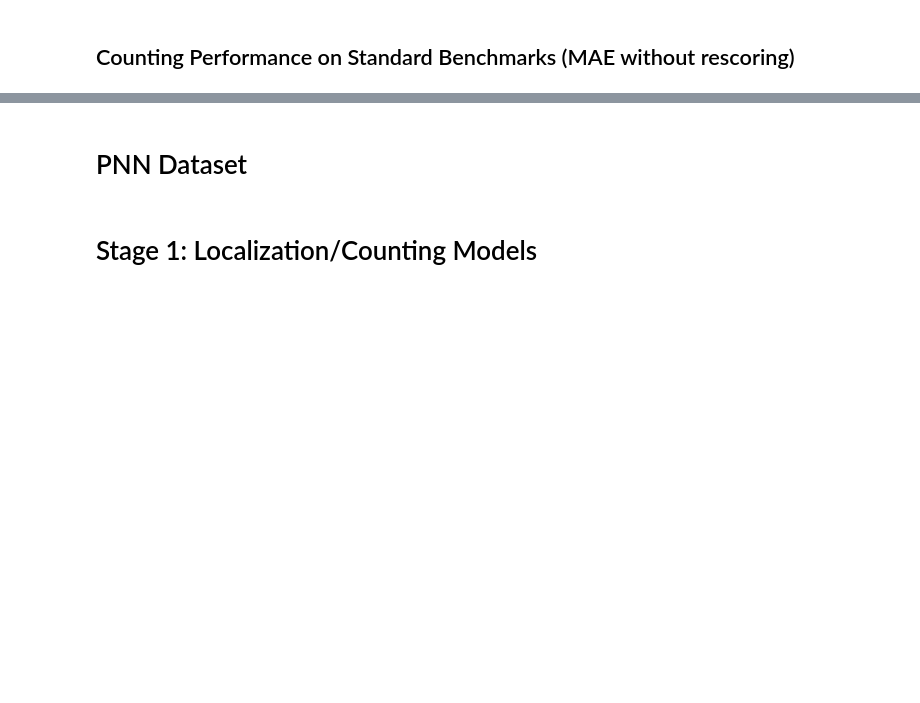
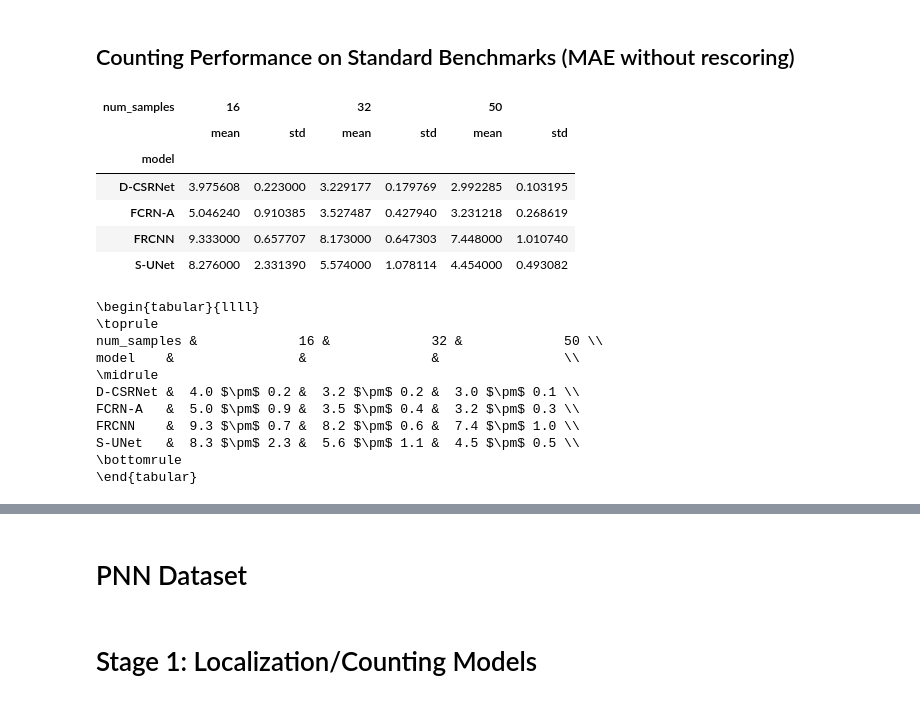
Before and after one commit to ciampluca/counting_perineuronal_nets, a Jupyter notebook: analysis.ipynb, the cells around one changed output, grey strips where cells are left out. Saved outputs shown, nothing was run; the diff lists cells and outputs as text; code cells hidden in the pictures; blank space fills up the shorter version.

Commit message:
implemented multi-class mae tables

```diff
--- a/analysis.ipynb
+++ b/analysis.ipynb
@@ -49,27 +49,22 @@ def collect_one(model_name, run, csv_file):
 
     return data
 
-def collect_all(dataset, runs_root='tmp/runs', use_density_map=True, sfx=''):
-    runs_root = Path(runs_root)
-    runs = {
-        'S-UNet'  : (runs_root / f'experiment={dataset}/segmentation/').glob('unet_*'),
-        'FRCNN'   : (runs_root / f'experiment={dataset}/detection/').glob('fasterrcnn_*'),
-        'D-CSRNet': (runs_root / f'experiment={dataset}/density/').glob('csrnet_*'+ sfx)
-    }
-
+def collect_all(runs, use_density_map=True, sfx=''):
     metrics = [collect_one(
                 model_name,
                 run_dir,
-                'dmap_metrics.csv.gz' if use_density_map and model_name == 'D-CSRNet' else 'all_metrics.csv.gz'
+                'dmap_metrics.csv.gz' if use_density_map and model_name in ('D-CSRNet', 'FCRN-A') else 'all_metrics.csv.gz'
               ) for model_name, run_dirs in runs.items()
                 for run_dir in tqdm(run_dirs, desc=model_name, leave=False)]
     metrics = pd.concat(metrics, ignore_index=True)
     return metrics
 # %%
-def table_mae(metrics):
-    mean_metrics = metrics.groupby(['model', 'num_samples', 'split_seed', 'thr'])['count/mae'].mean()
+def table_metric(metrics, metric_name='count/mae'):
+    mean_metrics = metrics.groupby(['model', 'num_samples', 'split_seed', 'thr'])[metric_name].mean()
     best_configs = mean_metrics.groupby(['model', 'num_samples', 'split_seed']).idxmin()
-    table = mean_metrics.loc[best_configs].groupby(['model', 'num_samples']).apply(lambda x: pd.Series({'mean': x.mean(), 'std': x.std()}))
+    table = mean_metrics.loc[best_configs]
+    # display(table)
+    table = table.groupby(['model', 'num_samples']).apply(lambda x: pd.Series({'mean': x.mean(), 'std': x.std()}))
 
     display(table.unstack(1).unstack(1))
 
@@ -95,0 +75,30 @@ table_mae(metrics)
+# %%
+# VGG
+runs = {
+    'S-UNet'  : list(Path('tmp/runs/experiment=vgg-cells/segmentation/').glob('unet_*')),
+    'FRCNN'   : list(Path('tmp/runs/experiment=vgg-cells/detection/').glob('fasterrcnn_*')),
+    'D-CSRNet': list(Path('tmp/runs/experiment=vgg-cells/density/').glob('csrnet_*')),
+    'FCRN-A'  : list(Path('runs_slow/experiment=vgg-cells/density/fcrn-a/').glob('fcrn-a_*')),
+}
+
+metrics = collect_all(runs)
+table_metric(metrics)
+# %% [output]
+| num_samples | 16 |  | 32 |  | 50 |  |
+|  | mean | std | mean | std | mean | std |
+| model |  |  |  |  |  |  |
+| D-CSRNet | 3.975608 | 0.223000 | 3.229177 | 0.179769 | 2.992285 | 0.103195 |
+| FCRN-A | 5.046240 | 0.910385 | 3.527487 | 0.427940 | 3.231218 | 0.268619 |
+| FRCNN | 9.333000 | 0.657707 | 8.173000 | 0.647303 | 7.448000 | 1.010740 |
+| S-UNet | 8.276000 | 2.331390 | 5.574000 | 1.078114 | 4.454000 | 0.493082 |
+\begin{tabular}{llll}
+\toprule
+num_samples &             16 &             32 &             50 \\
+model    &                &                &                \\
+\midrule
+D-CSRNet &  4.0 $\pm$ 0.2 &  3.2 $\pm$ 0.2 &  3.0 $\pm$ 0.1 \\
+FCRN-A   &  5.0 $\pm$ 0.9 &  3.5 $\pm$ 0.4 &  3.2 $\pm$ 0.3 \\
+FRCNN    &  9.3 $\pm$ 0.7 &  8.2 $\pm$ 0.6 &  7.4 $\pm$ 1.0 \\
+S-UNet   &  8.3 $\pm$ 2.3 &  5.6 $\pm$ 1.1 &  4.5 $\pm$ 0.5 \\
+\bottomrule
+\end{tabular}
```
Also changed, not shown: parts of 4 cells of this notebook.
